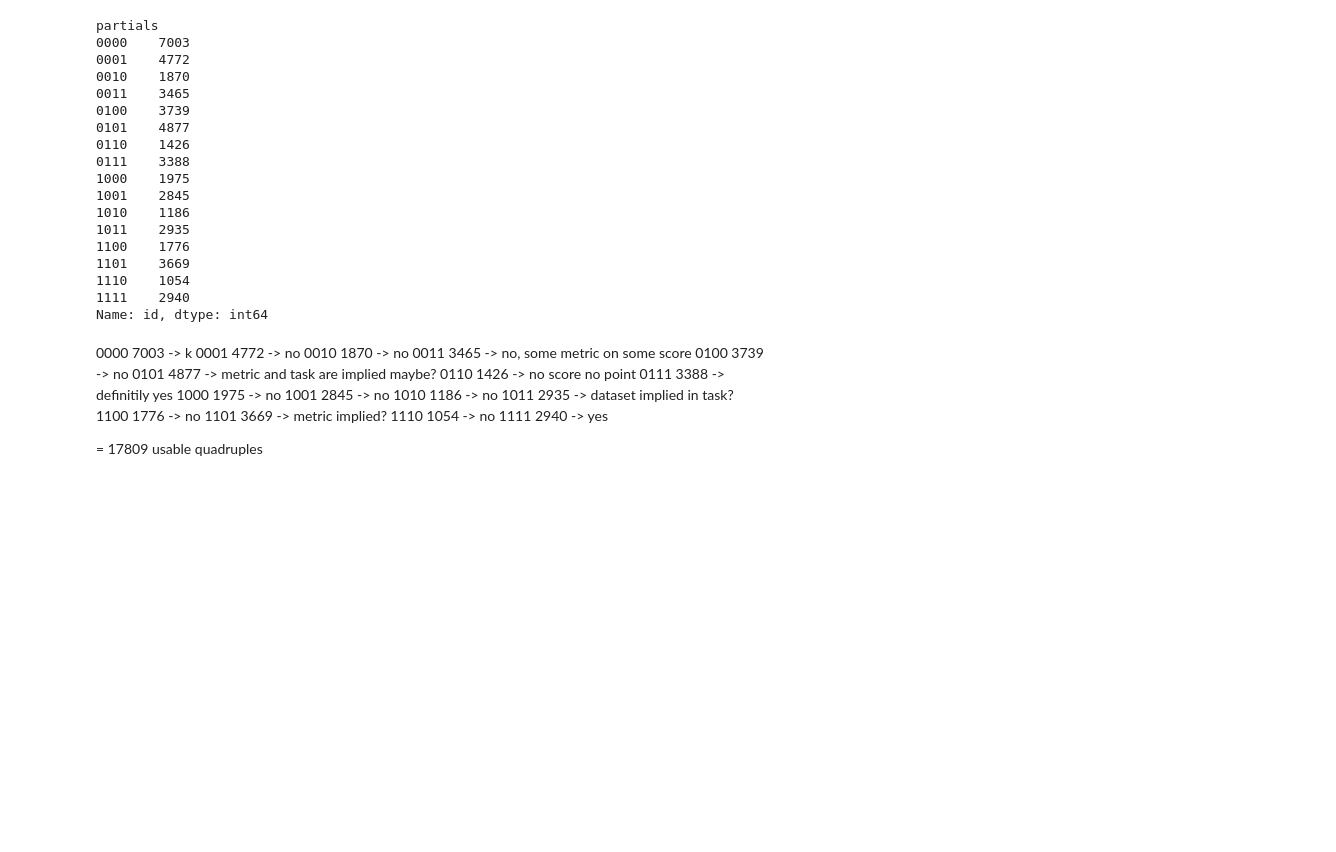
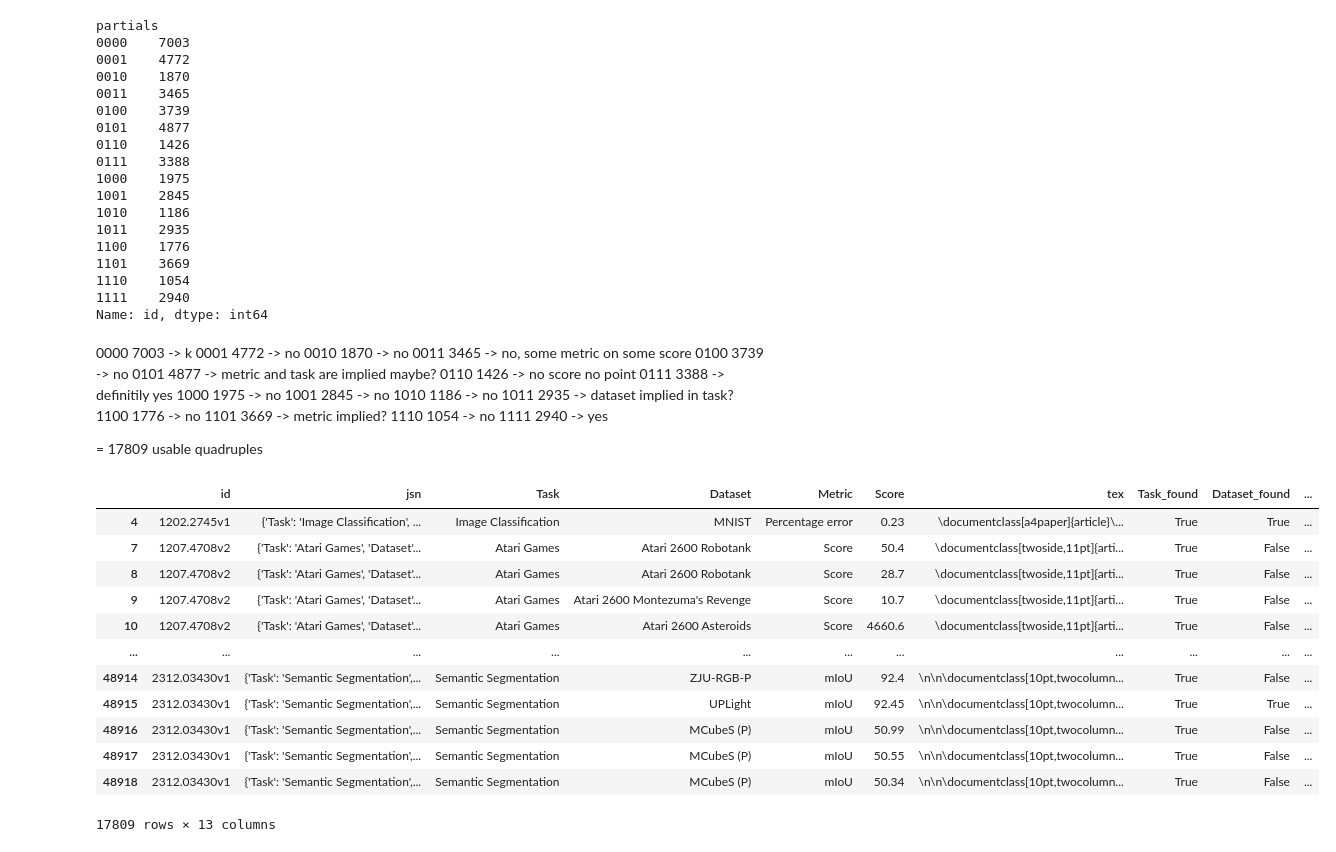
Before and after one commit to urbanlutz/nlp2024_ClefTask4SOTA, a Jupyter notebook: data_exploration.ipynb, the cells around one changed output. Cells and saved outputs as stored; diff of their text form; code cells hidden in the pictures; blank space fills up the shorter version.

```diff
--- a/data_exploration.ipynb
+++ b/data_exploration.ipynb
@@ -364,6 +364,22 @@ Name: id, dtype: int64
 usable_partials = ["0101", "0111", "1011", "1101", "1111"]
 
 df_combined["is_usable"] = df_combined["partials"].isin(usable_partials)
+# %%
+df_combined[df_combined["is_usable"]]
+# %% [output]
+|  | id | jsn | Task | Dataset | Metric | Score | tex | Task_found | Dataset_found | ... |
+| 4 | 1202.2745v1 | {'Task': 'Image Classification', ... | Image Classification | MNIST | Percentage error | 0.23 | \documentclass[a4paper]{article}\... | True | True | ... |
+| 7 | 1207.4708v2 | {'Task': 'Atari Games', 'Dataset'... | Atari Games | Atari 2600 Robotank | Score | 50.4 | \documentclass[twoside,11pt]{arti... | True | False | ... |
+| 8 | 1207.4708v2 | {'Task': 'Atari Games', 'Dataset'... | Atari Games | Atari 2600 Robotank | Score | 28.7 | \documentclass[twoside,11pt]{arti... | True | False | ... |
+| 9 | 1207.4708v2 | {'Task': 'Atari Games', 'Dataset'... | Atari Games | Atari 2600 Montezuma's Revenge | Score | 10.7 | \documentclass[twoside,11pt]{arti... | True | False | ... |
+| 10 | 1207.4708v2 | {'Task': 'Atari Games', 'Dataset'... | Atari Games | Atari 2600 Asteroids | Score | 4660.6 | \documentclass[twoside,11pt]{arti... | True | False | ... |
+| ... | ... | ... | ... | ... | ... | ... | ... | ... | ... | ... |
+| 48914 | 2312.03430v1 | {'Task': 'Semantic Segmentation',... | Semantic Segmentation | ZJU-RGB-P | mIoU | 92.4 | \n\n\documentclass[10pt,twocolumn... | True | False | ... |
+| 48915 | 2312.03430v1 | {'Task': 'Semantic Segmentation',... | Semantic Segmentation | UPLight | mIoU | 92.45 | \n\n\documentclass[10pt,twocolumn... | True | True | ... |
+| 48916 | 2312.03430v1 | {'Task': 'Semantic Segmentation',... | Semantic Segmentation | MCubeS (P) | mIoU | 50.99 | \n\n\documentclass[10pt,twocolumn... | True | False | ... |
+| 48917 | 2312.03430v1 | {'Task': 'Semantic Segmentation',... | Semantic Segmentation | MCubeS (P) | mIoU | 50.55 | \n\n\documentclass[10pt,twocolumn... | True | False | ... |
+| 48918 | 2312.03430v1 | {'Task': 'Semantic Segmentation',... | Semantic Segmentation | MCubeS (P) | mIoU | 50.34 | \n\n\documentclass[10pt,twocolumn... | True | False | ... |
+17809 rows × 13 columns
 # %%
 df_combined
 # %% [output]
```
Also changed, not shown: 2 other files.
